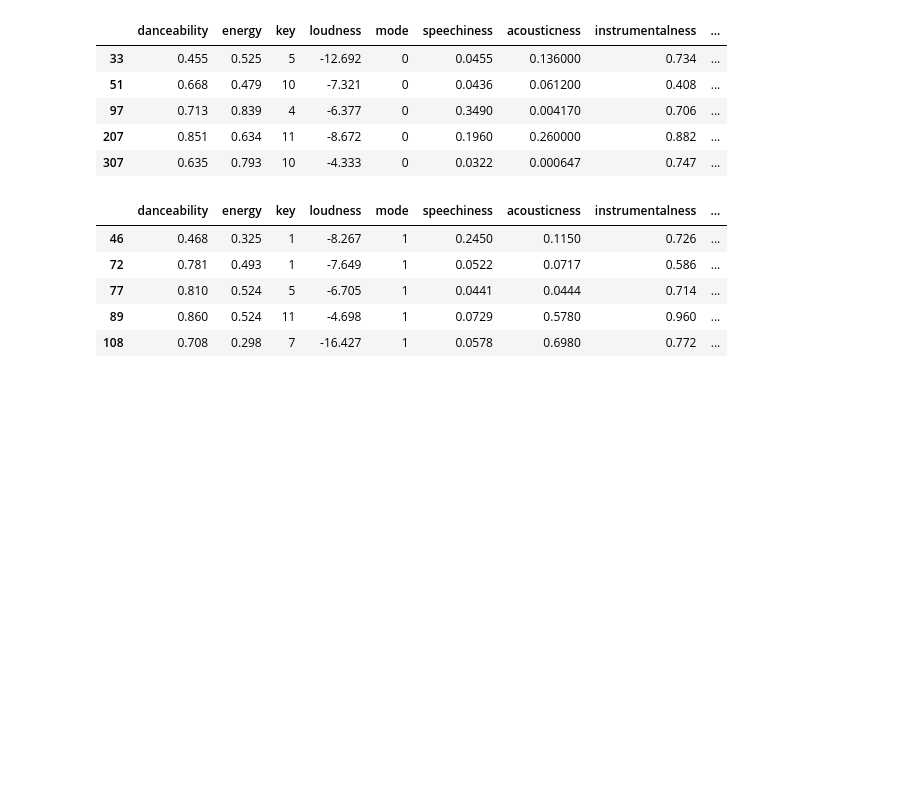
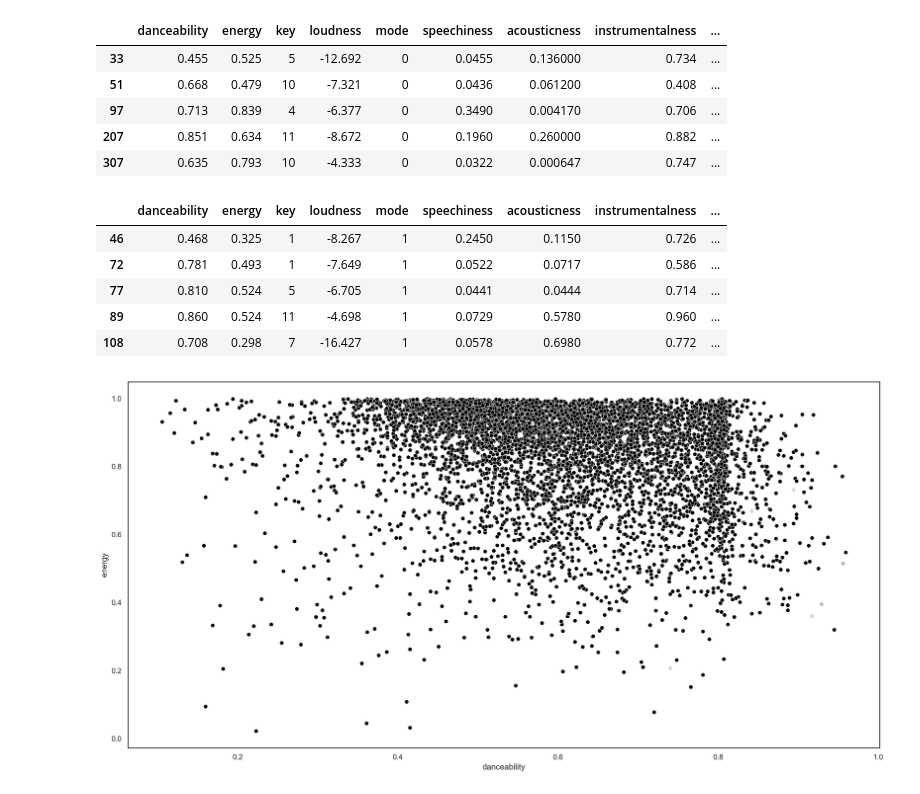
Before and after one commit to t7bui/KMean_Spotify, a Jupyter notebook: Research/research_data.ipynb, the cells around one changed output. Saved outputs shown, nothing was run; the diff lists cells and outputs as text; code cells hidden in the pictures; blank space fills up the shorter version.

Commit message:
comparing between PCA and orginal kmean

```diff
--- a/Research/research_data.ipynb
+++ b/Research/research_data.ipynb
@@ -409,3 +409,21 @@ spotify_dataset.loc[spotify_dataset['KMeans with PCA'] == 1][:5]
 | 77 | 0.810 | 0.524 | 5 | -6.705 | 1 | 0.0441 | 0.0444 | 0.714 | ... |
 | 89 | 0.860 | 0.524 | 11 | -4.698 | 1 | 0.0729 | 0.5780 | 0.960 | ... |
 | 108 | 0.708 | 0.298 | 7 | -16.427 | 1 | 0.0578 | 0.6980 | 0.772 | ... |
+# %%
+PCA_0 = spotify_dataset.loc[spotify_dataset['KMeans with PCA'] == 0]
+PCA_1 = spotify_dataset.loc[spotify_dataset['KMeans with PCA'] == 1]
+PCA_2 = spotify_dataset.loc[spotify_dataset['KMeans with PCA'] == 2]
+PCA_3 = spotify_dataset.loc[spotify_dataset['KMeans with PCA'] == 3]
+PCA_4 = spotify_dataset.loc[spotify_dataset['KMeans with PCA'] == 4]
+
+kmean_0 = spotify_dataset.loc[spotify_dataset['KMeans No PCA'] == 0]
+kmean_1 = spotify_dataset.loc[spotify_dataset['KMeans No PCA'] == 1]
+kmean_2 = spotify_dataset.loc[spotify_dataset['KMeans No PCA'] == 2]
+kmean_3 = spotify_dataset.loc[spotify_dataset['KMeans No PCA'] == 3]
+kmean_4 = spotify_dataset.loc[spotify_dataset['KMeans No PCA'] == 4]
+# %%
+# Testing
+ax = sns.scatterplot(x=kmean_3['danceability'], y=kmean_3['energy'], color='grey', alpha=0.3) # Original data points
+ax = sns.scatterplot(x=PCA_0['danceability'], y=PCA_0['energy'], color='black')   # New data points
+# %% [output]
+[figure, added]
```
Also changed, not shown: parts of 10 cells of this notebook.
